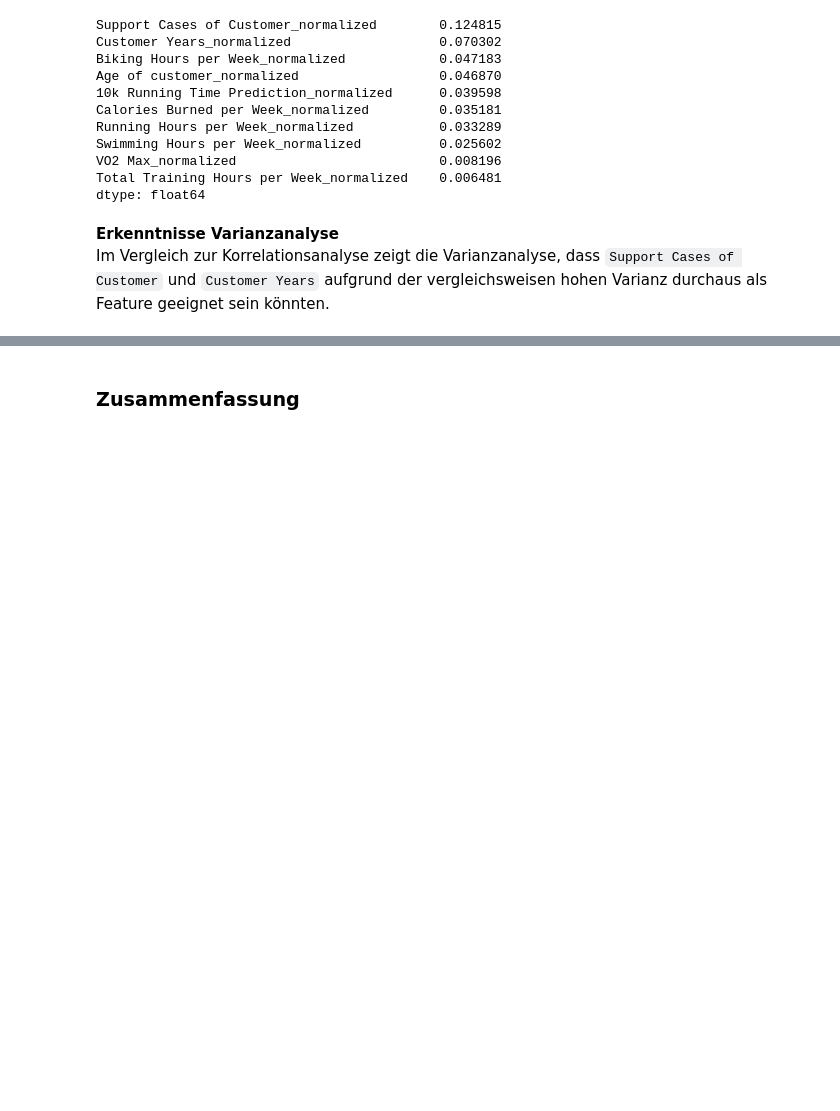
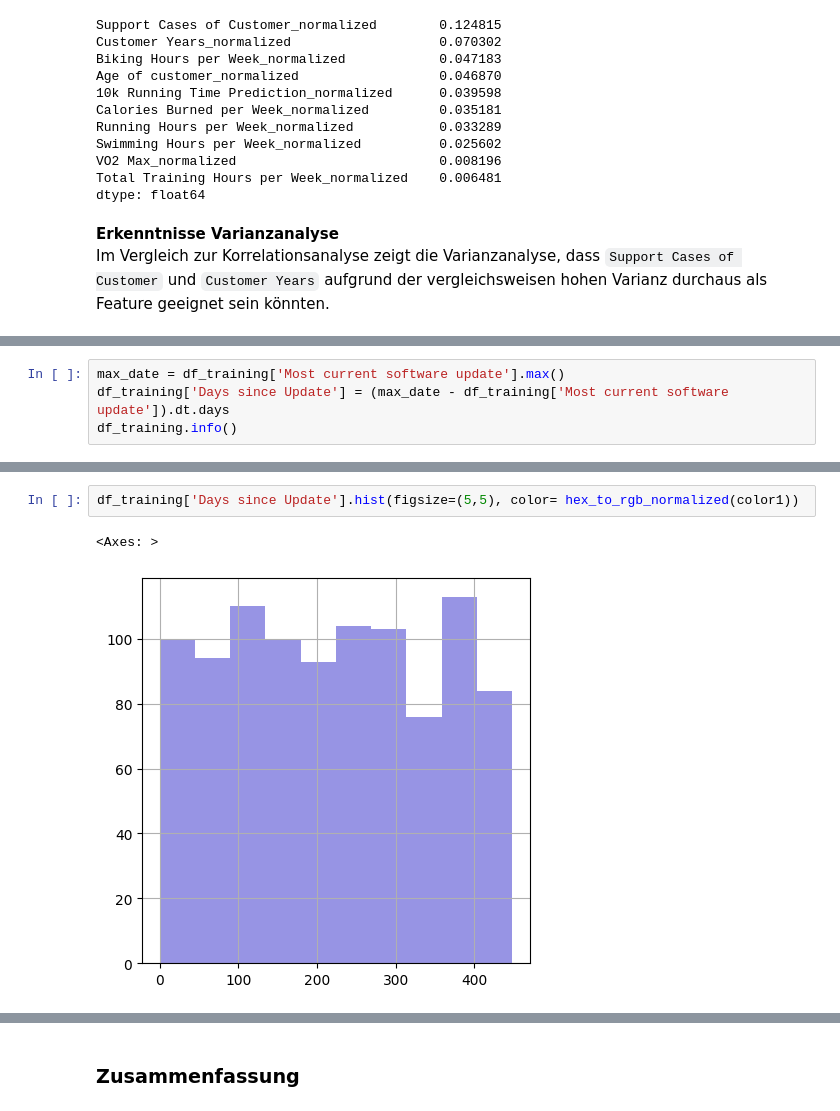
Before and after one commit to MarioKrupinski/Introduction-to-Data-Science-AI, a Jupyter notebook: notebooks/eda.ipynb, the cells around one changed output, grey strips where cells are left out. Saved outputs shown, nothing was run; the diff lists cells and outputs as text; blank space fills up the shorter version.

```diff
--- a/notebooks/eda.ipynb
+++ b/notebooks/eda.ipynb
@@ -699,0 +965,4 @@ Im Vergleich zur Korrelationsanalyse zeigt die Varianzanalyse, dass `Support Cas
+# %%
+max_date = df_training['Most current software update'].max()
+df_training['Days since Update'] = (max_date - df_training['Most current software update']).dt.days
+df_training.info()
@@ -699,0 +1001,5 @@ Im Vergleich zur Korrelationsanalyse zeigt die Varianzanalyse, dass `Support Cas
+# %%
+df_training['Days since Update'].hist(figsize=(5,5), color= hex_to_rgb_normalized(color1))
+# %% [output]
+<Axes: >
+[figure, added]
```
Also changed, not shown: parts of 47 cells of this notebook.
